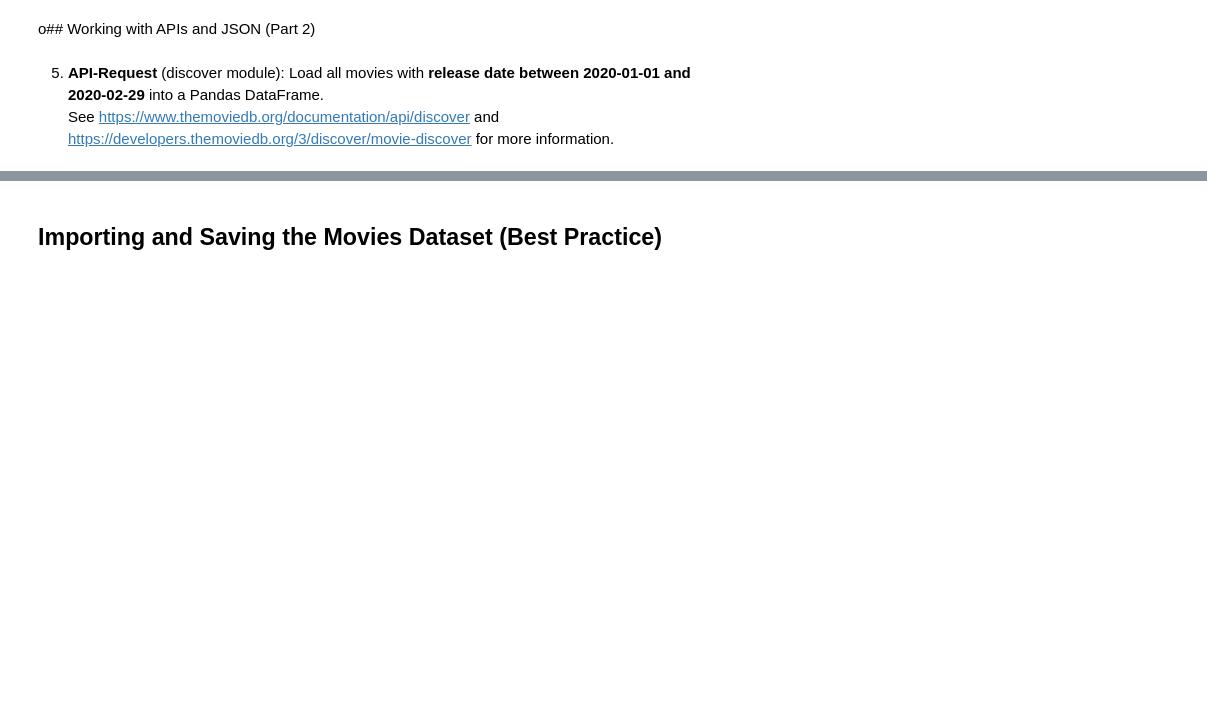
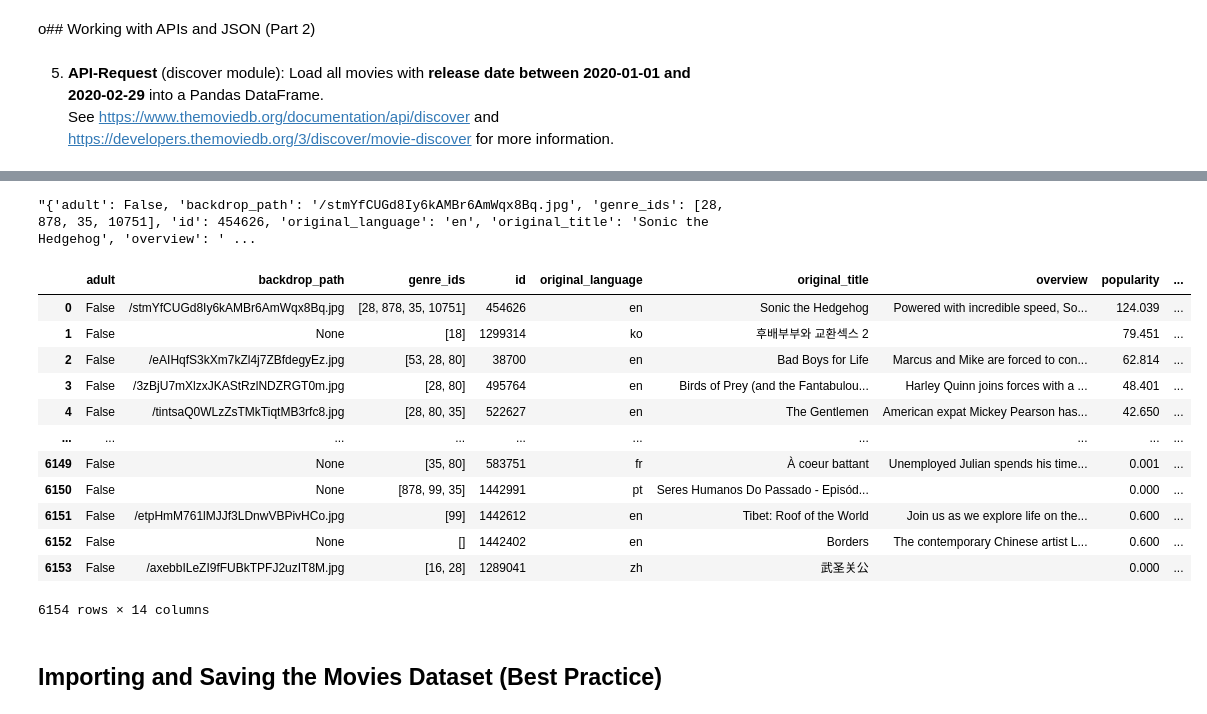
Before and after one commit to AlexB-623/Pandas_Bootcamp, a Jupyter notebook: Project_02_ProjectBrief_blank.ipynb, the cells around one changed output, grey strips where cells are left out. Cells and saved outputs as stored; diff of their text form; code cells hidden in the pictures; blank space fills up the shorter version.

```diff
--- a/Project_02_ProjectBrief_blank.ipynb
+++ b/Project_02_ProjectBrief_blank.ipynb
@@ -101,3 +153,5 @@ o## Working with APIs and JSON (Part 2)
 # %% [markdown]
 5. __API-Request__ (discover module): Load all movies with __release date between 2020-01-01 and 2020-02-29__ into a Pandas DataFrame. <br>
 See https://www.themoviedb.org/documentation/api/discover and https://developers.themoviedb.org/3/discover/movie-discover for more information.
+# %%
+date_range_search = imdb_allpages.date_search(('2020-01-01', '2020-02-29'))
@@ -104,3 +178,25 @@ See https://www.themoviedb.org/documentation/api/discover and https://developers
+# %%
+str(date_range_search[0])
+# %% [output]
+"{'adult': False, 'backdrop_path': '/stmYfCUGd8Iy6kAMBr6AmWqx8Bq.jpg', 'genre_ids': [28, 878, 35, 10751], 'id': 454626, 'original_language': 'en', 'original_title': 'Sonic the Hedgehog', 'overview': ' ...
+# %%
+date_search_results = pd.DataFrame(date_range_search)
+# %%
+date_search_results
+# %% [output]
+|  | adult | backdrop_path | genre_ids | id | original_language | original_title | overview | popularity | ... |
+| 0 | False | /stmYfCUGd8Iy6kAMBr6AmWqx8Bq.jpg | [28, 878, 35, 10751] | 454626 | en | Sonic the Hedgehog | Powered with incredible speed, So... | 124.039 | ... |
+| 1 | False | None | [18] | 1299314 | ko | 후배부부와 교환섹스 2 |  | 79.451 | ... |
+| 2 | False | /eAIHqfS3kXm7kZl4j7ZBfdegyEz.jpg | [53, 28, 80] | 38700 | en | Bad Boys for Life | Marcus and Mike are forced to con... | 62.814 | ... |
+| 3 | False | /3zBjU7mXlzxJKAStRzlNDZRGT0m.jpg | [28, 80] | 495764 | en | Birds of Prey (and the Fantabulou... | Harley Quinn joins forces with a ... | 48.401 | ... |
+| 4 | False | /tintsaQ0WLzZsTMkTiqtMB3rfc8.jpg | [28, 80, 35] | 522627 | en | The Gentlemen | American expat Mickey Pearson has... | 42.650 | ... |
+| ... | ... | ... | ... | ... | ... | ... | ... | ... | ... |
+| 6149 | False | None | [35, 80] | 583751 | fr | À coeur battant | Unemployed Julian spends his time... | 0.001 | ... |
+| 6150 | False | None | [878, 99, 35] | 1442991 | pt | Seres Humanos Do Passado - Episód... |  | 0.000 | ... |
+| 6151 | False | /etpHmM761lMJJf3LDnwVBPivHCo.jpg | [99] | 1442612 | en | Tibet: Roof of the World | Join us as we explore life on the... | 0.600 | ... |
+| 6152 | False | None | [] | 1442402 | en | Borders | The contemporary Chinese artist L... | 0.600 | ... |
+| 6153 | False | /axebbILeZI9fFUBkTPFJ2uzIT8M.jpg | [16, 28] | 1289041 | zh | 武圣关公 |  | 0.000 | ... |
+6154 rows × 14 columns
 # %% [markdown]
 ##  Importing and Saving the Movies Dataset (Best Practice)
 # %% [markdown]
```
Also changed, not shown: parts of 20 cells of this notebook, 6 other files.
